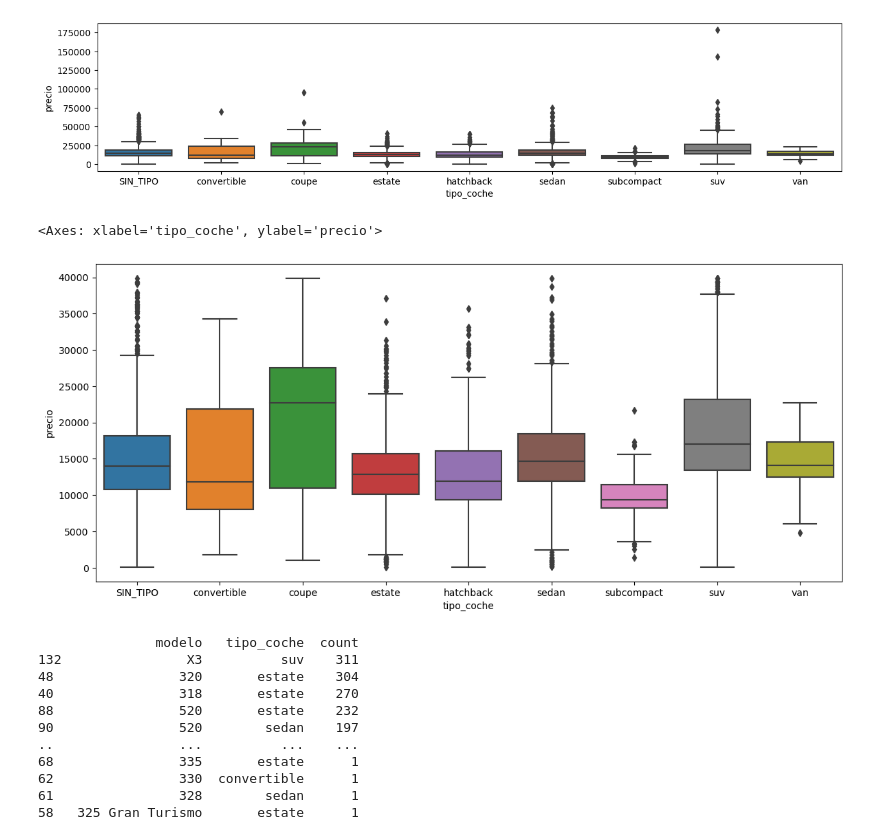
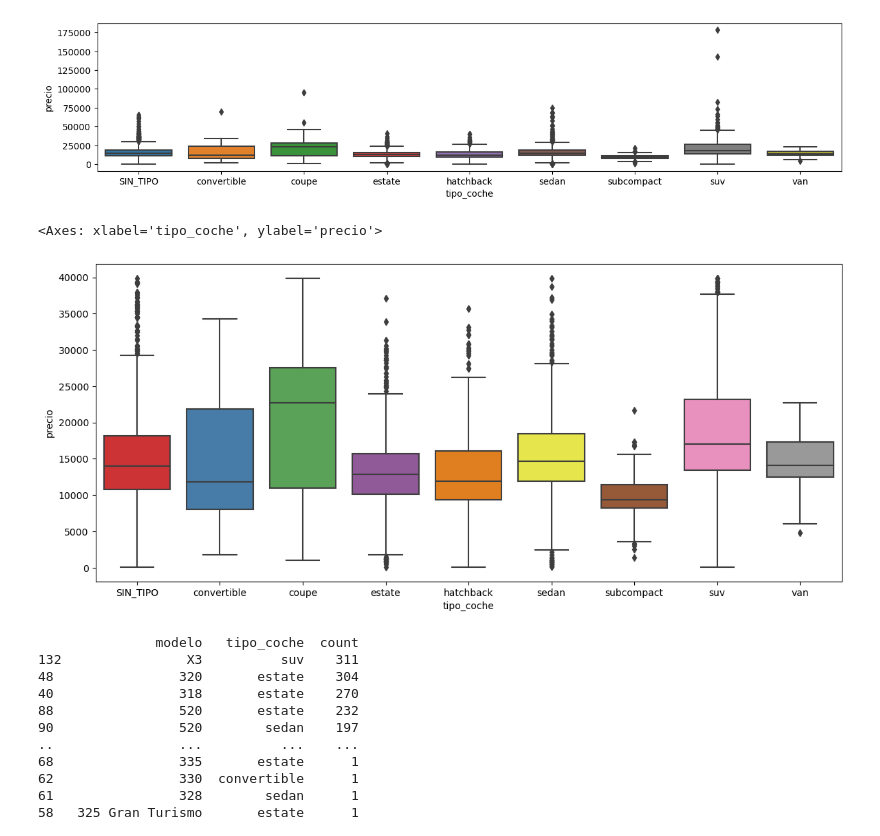
Before and after one commit to lltotti/Limpieza_Datos_BMW, a Jupyter notebook: Analisis.ipynb, the cells around one changed output. Cells and saved outputs as stored; diff of their text form; code cells hidden in the pictures.

```diff
--- a/Analisis.ipynb
+++ b/Analisis.ipynb
@@ -255,10 +255,10 @@ sns.boxplot(data=df_bmw_sintipo, x="tipo_coche", y="precio")
 # %%
 #Eliminación de outliers para facilitar el análisis visual:
 fig, axes = plt.subplots(nrows=1, ncols=1, figsize=(14, 6))
-sns.boxplot(data=df_bmw_sintipo[df_bmw_sintipo["precio"]<40000], x="tipo_coche", y="precio")
+sns.boxplot(data=df_bmw_sintipo[df_bmw_sintipo["precio"]<40000], x="tipo_coche", y="precio", palette="Set1")
 # %% [output]
 <Axes: xlabel='tipo_coche', ylabel='precio'>
-[figure, old version]
+[figure, new version]
 # %%
 #Parece que, de hecho, el tipo de coche influye en el precio. Luego, parece ser relevante el intento de recuperación de los valores nulos.
 #Retomando el dataset original:
```
Also changed, not shown: parts of 11 cells of this notebook.
